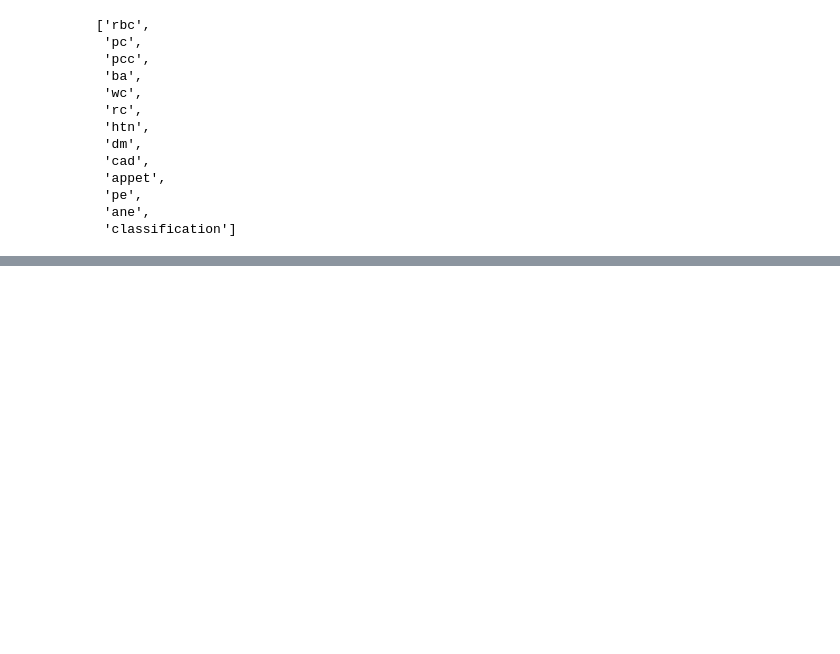
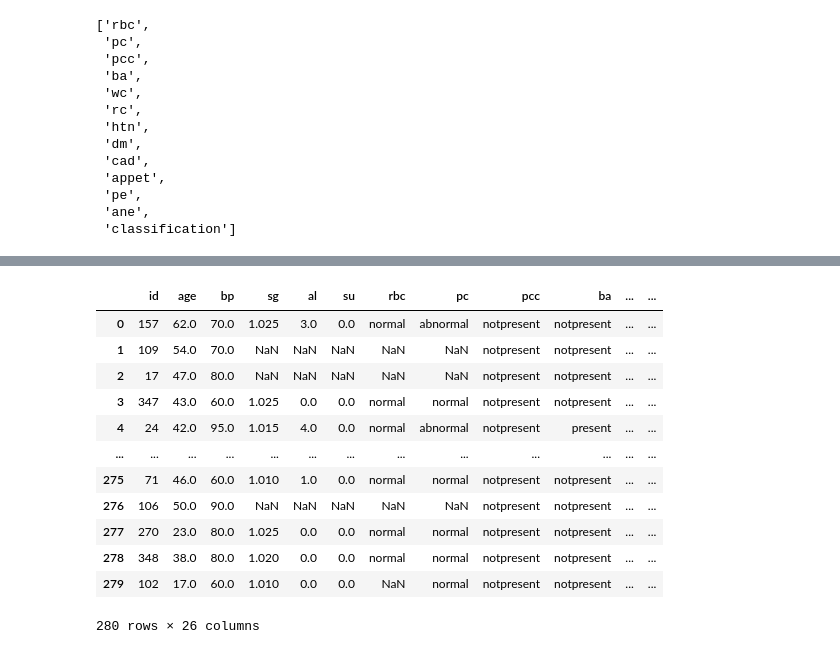
Before and after one commit to pavithra-rajuvenkat/5.Data_Science, a Jupyter notebook: 1.Univariate_Analysis/3.Data Preprocessing/CKD_Data_Preprocessing.ipynb, the cells around one changed output, grey strips where cells are left out. Cells and saved outputs as stored; diff of their text form; code cells hidden in the pictures; blank space fills up the shorter version.

```diff
--- a/1.Univariate_Analysis/3.Data Preprocessing/CKD_Data_Preprocessing.ipynb
+++ b/1.Univariate_Analysis/3.Data Preprocessing/CKD_Data_Preprocessing.ipynb
@@ -134,0 +260,2 @@ NameError: name 'pd' is not defined
+# %%
+dataset=univariate.outlierReplace(lowest,highest,dataset,descriptive)
@@ -134,0 +271,16 @@ NameError: name 'pd' is not defined
+# %%
+dataset
+# %% [output]
+|  | id | age | bp | sg | al | su | rbc | pc | pcc | ba | ... | ... |
+| 0 | 157 | 62.0 | 70.0 | 1.025 | 3.0 | 0.0 | normal | abnormal | notpresent | notpresent | ... | ... |
+| 1 | 109 | 54.0 | 70.0 | NaN | NaN | NaN | NaN | NaN | notpresent | notpresent | ... | ... |
+| 2 | 17 | 47.0 | 80.0 | NaN | NaN | NaN | NaN | NaN | notpresent | notpresent | ... | ... |
+| 3 | 347 | 43.0 | 60.0 | 1.025 | 0.0 | 0.0 | normal | normal | notpresent | notpresent | ... | ... |
+| 4 | 24 | 42.0 | 95.0 | 1.015 | 4.0 | 0.0 | normal | abnormal | notpresent | present | ... | ... |
+| ... | ... | ... | ... | ... | ... | ... | ... | ... | ... | ... | ... | ... |
+| 275 | 71 | 46.0 | 60.0 | 1.010 | 1.0 | 0.0 | normal | normal | notpresent | notpresent | ... | ... |
+| 276 | 106 | 50.0 | 90.0 | NaN | NaN | NaN | NaN | NaN | notpresent | notpresent | ... | ... |
+| 277 | 270 | 23.0 | 80.0 | 1.025 | 0.0 | 0.0 | normal | normal | notpresent | notpresent | ... | ... |
+| 278 | 348 | 38.0 | 80.0 | 1.020 | 0.0 | 0.0 | normal | normal | notpresent | notpresent | ... | ... |
+| 279 | 102 | 17.0 | 60.0 | 1.010 | 0.0 | 0.0 | NaN | normal | notpresent | notpresent | ... | ... |
+280 rows × 26 columns
```
Also changed, not shown: parts of 17 cells of this notebook.
